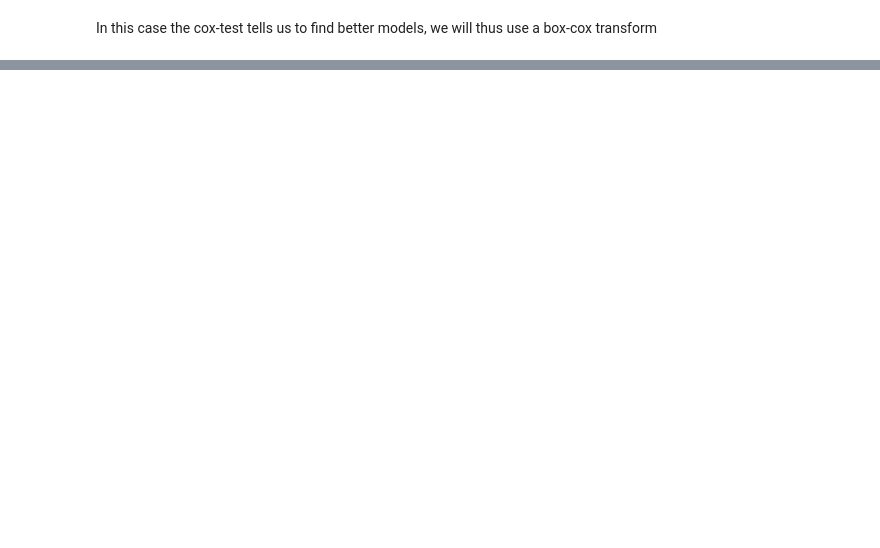
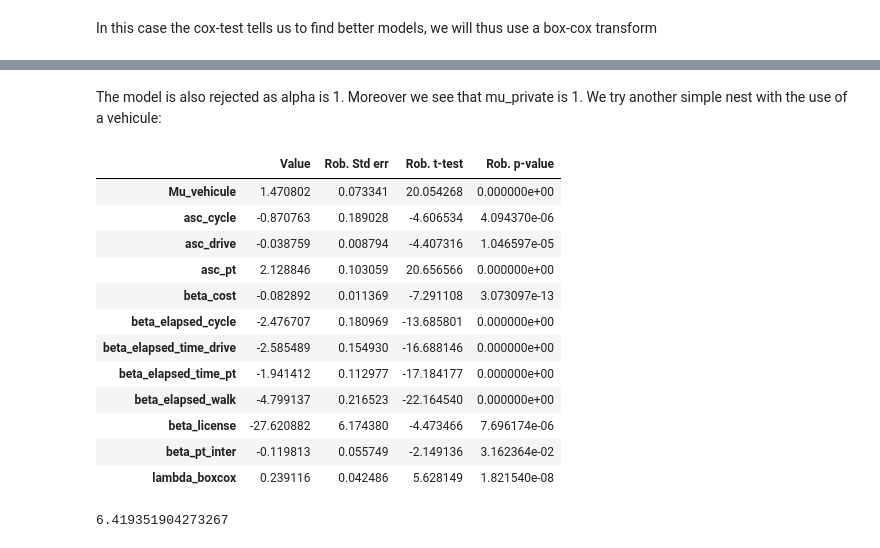
Before and after one commit to DunodMax/MMOB, a Jupyter notebook: main.ipynb, the cells around one changed output, grey strips where cells are left out. Cells and saved outputs as stored; diff of their text form; code cells hidden in the pictures; blank space fills up the shorter version.

```diff
--- a/main.ipynb
+++ b/main.ipynb
@@ -503,0 +580,2 @@ LRTuple(message='H0 can be rejected at level 5.0%', statistic=172.4753942531106,
+# %% [markdown]
+The model is also rejected as alpha is 1. Moreover we see that mu_private is 1. We try another simple nest with the use of a vehicule:
@@ -503,0 +587,31 @@ LRTuple(message='H0 can be rejected at level 5.0%', statistic=172.4753942531106,
+# %%
+logprob_model_nestedvehicle = models.lognested(V_nested, av, nests_vehicle, travel_mode)
+biogeme_model_nestedvehicle = bio.BIOGEME(database, logprob_model_nestedvehicle)
+biogeme_model_nestedvehicle.modelName = 'Model_nested_vehicle'
+results_model_nestedvehicle = biogeme_model_nestedvehicle.estimate()
+all_results['Model_nested_vehicle'] = results_model_nestedvehicle
+table_nestedvehicle=results_model_nestedvehicle.getEstimatedParameters()
+table_nestedvehicle
+# %% [output]
+|  | Value | Rob. Std err | Rob. t-test | Rob. p-value |
+| Mu_vehicule | 1.470802 | 0.073341 | 20.054268 | 0.000000e+00 |
+| asc_cycle | -0.870763 | 0.189028 | -4.606534 | 4.094370e-06 |
+| asc_drive | -0.038759 | 0.008794 | -4.407316 | 1.046597e-05 |
+| asc_pt | 2.128846 | 0.103059 | 20.656566 | 0.000000e+00 |
+| beta_cost | -0.082892 | 0.011369 | -7.291108 | 3.073097e-13 |
+| beta_elapsed_cycle | -2.476707 | 0.180969 | -13.685801 | 0.000000e+00 |
+| beta_elapsed_time_drive | -2.585489 | 0.154930 | -16.688146 | 0.000000e+00 |
+| beta_elapsed_time_pt | -1.941412 | 0.112977 | -17.184177 | 0.000000e+00 |
+| beta_elapsed_walk | -4.799137 | 0.216523 | -22.164540 | 0.000000e+00 |
+| beta_license | -27.620882 | 6.174380 | -4.473466 | 7.696174e-06 |
+| beta_pt_inter | -0.119813 | 0.055749 | -2.149136 | 3.162364e-02 |
+| lambda_boxcox | 0.239116 | 0.042486 | 5.628149 | 1.821540e-08 |
+# %%
+#t-test H0:true value is 1
+mu = table_nestedvehicle.loc['Mu_vehicle', 'Value']
+mu_stderr = table_nestedvehicle.loc['Mu_vehicle', 'Rob. Std err']
+tested_value = 1
+ttest = (mu - tested_value) / mu_stderr
+ttest
+# %% [output]
+6.419351904273267
```
Also changed, not shown: parts of 27 cells of this notebook.
